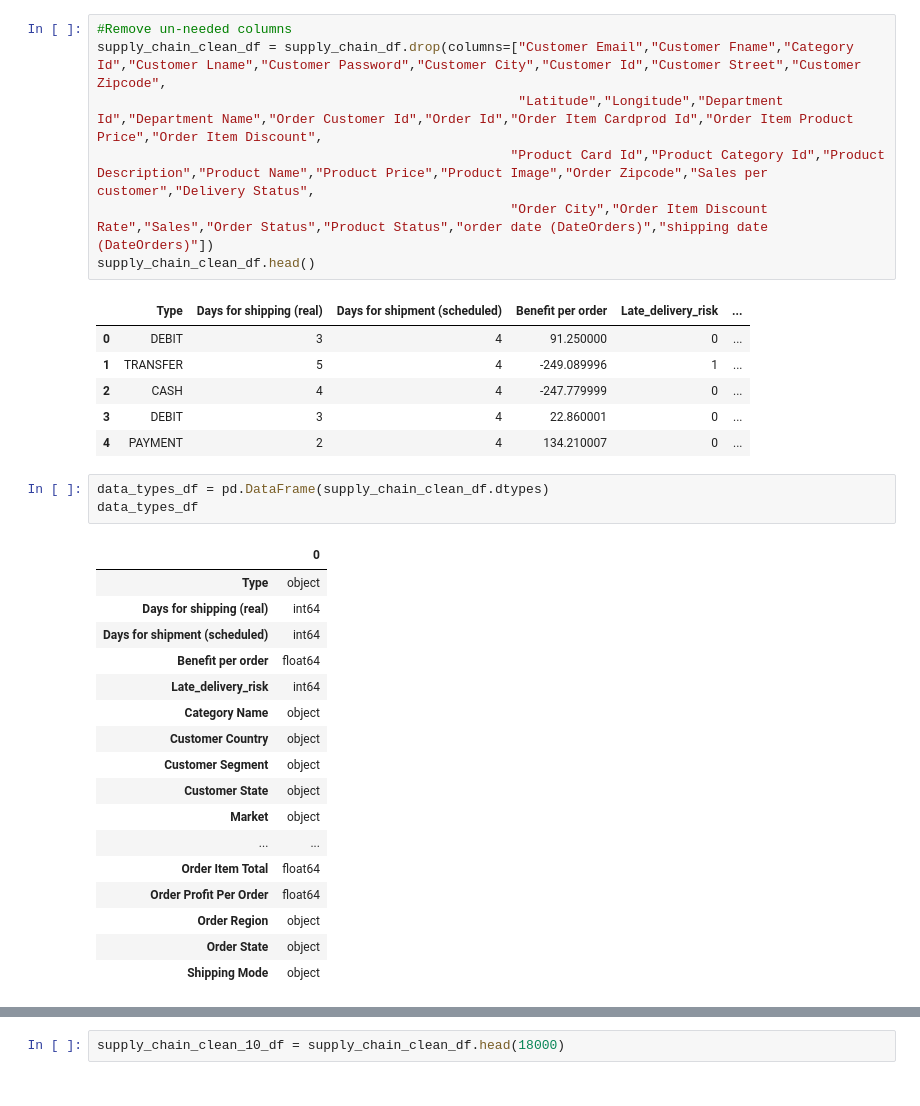
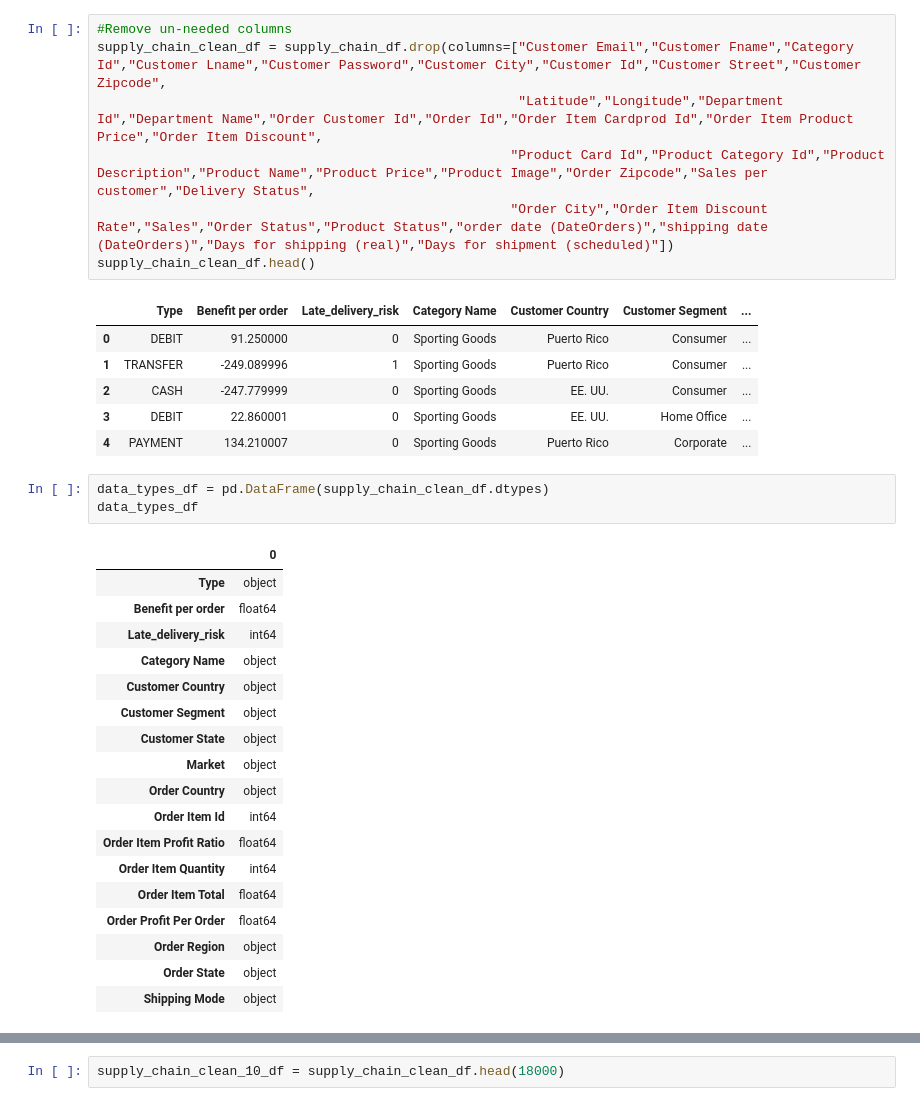
Before and after one commit to amonjaras/Team08_DataCo_SC_Data_Analysis, a Jupyter notebook: ML_code.ipynb, the cells around one changed output, grey strips where cells are left out. Saved outputs shown, nothing was run; the diff lists cells and outputs as text.

```diff
--- a/ML_code.ipynb
+++ b/ML_code.ipynb
@@ -22,25 +25,23 @@ supply_chain_df.head()
 # %%
 #Remove un-needed columns
 supply_chain_clean_df = supply_chain_df.drop(columns=["Customer Email","Customer Fname","Category Id","Customer Lname","Customer Password","Customer City","Customer Id","Customer Street","Customer Zipcode",
                                                       "Latitude","Longitude","Department Id","Department Name","Order Customer Id","Order Id","Order Item Cardprod Id","Order Item Product Price","Order Item Discount",
                                                      "Product Card Id","Product Category Id","Product Description","Product Name","Product Price","Product Image","Order Zipcode","Sales per customer","Delivery Status",
-                                                     "Order City","Order Item Discount Rate","Sales","Order Status","Product Status","order date (DateOrders)","shipping date (DateOrders)"])
+                                                     "Order City","Order Item Discount Rate","Sales","Order Status","Product Status","order date (DateOrders)","shipping date (DateOrders)","Days for shipping (real)","Days for shipment (scheduled)"])
 supply_chain_clean_df.head()
 # %% [output]
-|  | Type | Days for shipping (real) | Days for shipment (scheduled) | Benefit per order | Late_delivery_risk | ... |
-| 0 | DEBIT | 3 | 4 | 91.250000 | 0 | ... |
-| 1 | TRANSFER | 5 | 4 | -249.089996 | 1 | ... |
-| 2 | CASH | 4 | 4 | -247.779999 | 0 | ... |
-| 3 | DEBIT | 3 | 4 | 22.860001 | 0 | ... |
-| 4 | PAYMENT | 2 | 4 | 134.210007 | 0 | ... |
+|  | Type | Benefit per order | Late_delivery_risk | Category Name | Customer Country | Customer Segment | ... |
+| 0 | DEBIT | 91.250000 | 0 | Sporting Goods | Puerto Rico | Consumer | ... |
+| 1 | TRANSFER | -249.089996 | 1 | Sporting Goods | Puerto Rico | Consumer | ... |
+| 2 | CASH | -247.779999 | 0 | Sporting Goods | EE. UU. | Consumer | ... |
+| 3 | DEBIT | 22.860001 | 0 | Sporting Goods | EE. UU. | Home Office | ... |
+| 4 | PAYMENT | 134.210007 | 0 | Sporting Goods | Puerto Rico | Corporate | ... |
 # %%
 data_types_df = pd.DataFrame(supply_chain_clean_df.dtypes)
 data_types_df
 # %% [output]
 |  | 0 |
 | Type | object |
-| Days for shipping (real) | int64 |
-| Days for shipment (scheduled) | int64 |
 | Benefit per order | float64 |
 | Late_delivery_risk | int64 |
 | Category Name | object |
@@ -48,7 +49,10 @@ data_types_df
 | Customer Segment | object |
 | Customer State | object |
 | Market | object |
-| ... | ... |
+| Order Country | object |
+| Order Item Id | int64 |
+| Order Item Profit Ratio | float64 |
+| Order Item Quantity | int64 |
 | Order Item Total | float64 |
 | Order Profit Per Order | float64 |
 | Order Region | object |
```
Also changed, not shown: parts of 34 cells of this notebook.
